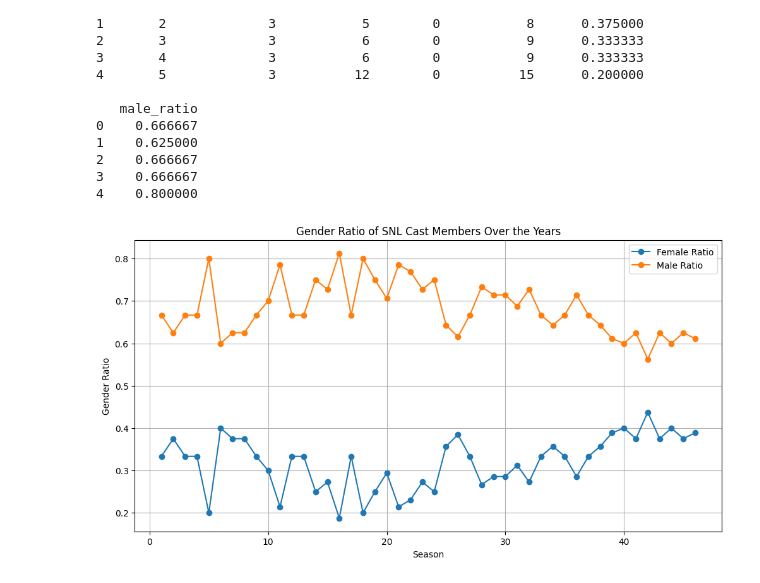
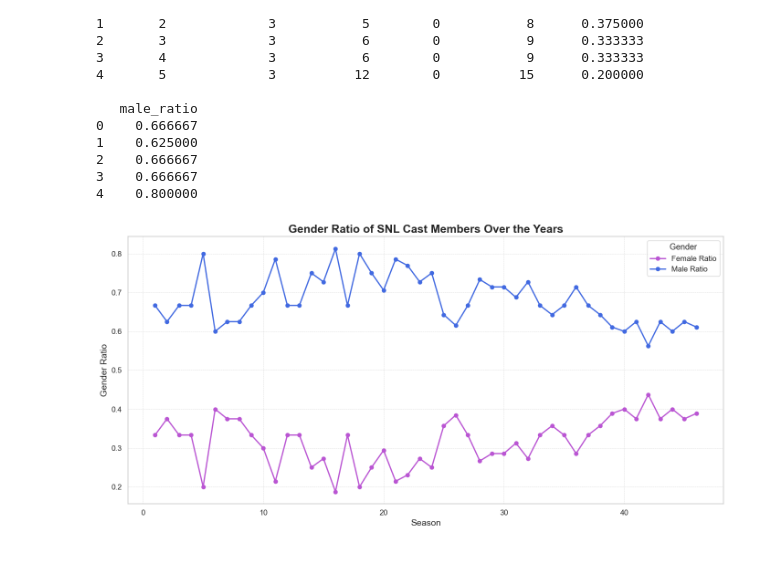
Before and after one commit to roshnik1/snl-analytics, a Jupyter notebook: cast_analytics.ipynb, the cells around one changed output. Saved outputs shown, nothing was run; the diff lists cells and outputs as text; code cells hidden in the pictures.

```diff
--- a/cast_analytics.ipynb
+++ b/cast_analytics.ipynb
@@ -335,15 +350,39 @@ Index(['sid', 'female', 'male', 'unknown'], dtype='object', name='gender')
 4    0.800000
 # %%
 import matplotlib.pyplot as plt
+import seaborn as sns
 
-plt.figure(figsize=(12, 6))
-plt.plot(gender_counts['season'], gender_counts['female_ratio'], marker='o', label='Female Ratio')
-plt.plot(gender_counts['season'], gender_counts['male_ratio'], marker='o', label='Male Ratio')
-plt.title('Gender Ratio of SNL Cast Members Over the Years')
-plt.xlabel('Season')
-plt.ylabel('Gender Ratio')
-plt.legend()
-plt.grid(True)
+# Set a Seaborn style for a modern look
+sns.set(style='whitegrid')
+
+plt.figure(figsize=(14, 7))
+
+# Customize line styles and colors for better aesthetics
+plt.plot(gender_counts['season'], gender_counts['female_ratio'],
+         marker='o', linestyle='-', linewidth=2, color='mediumorchid', label='Female Ratio')
+plt.plot(gender_counts['season'], gender_counts['male_ratio'],
+         marker='o', linestyle='-', linewidth=2, color='royalblue', label='Male Ratio')
+
+# Title and labels with customized font sizes and styles
+plt.title('Gender Ratio of SNL Cast Members Over the Years', fontsize=18, fontweight='bold')
+plt.xlabel('Season', fontsize=14)
+plt.ylabel('Gender Ratio', fontsize=14)
+
+# Customize legend
+plt.legend(title='Gender', title_fontsize='13', fontsize=12, loc='upper right', fancybox=True)
+
+# Enable grid with a slight alpha for softness
+plt.grid(True, which='both', axis='both', linestyle='--', linewidth=0.6, alpha=0.7)
+
+# Adjust tick parameters for better visibility
+plt.xticks(fontsize=12)
+plt.yticks(fontsize=12)
+
+# Save the plot as a PNG file
+plt.savefig('images/gender_ratio.png', dpi=300, bbox_inches='tight')
+
+# Show the plot
+plt.tight_layout()
 plt.show()
 # %% [output]
-[figure, old version]
+[figure, new version]
```
Also changed, not shown: parts of 4 cells of this notebook, 5 other files.
